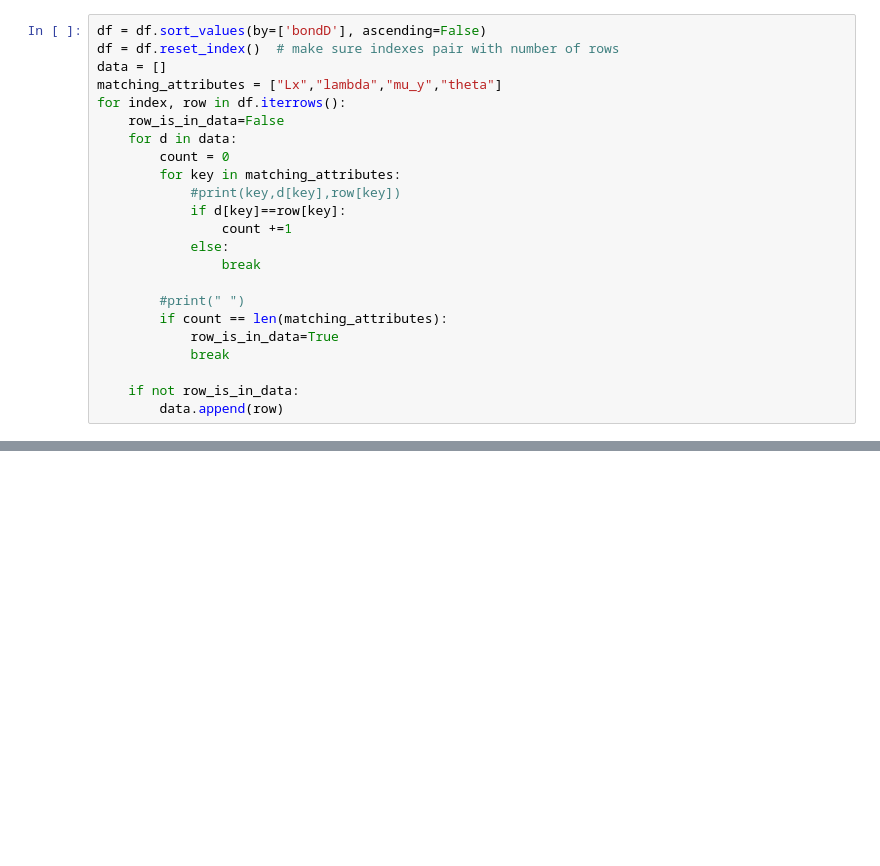
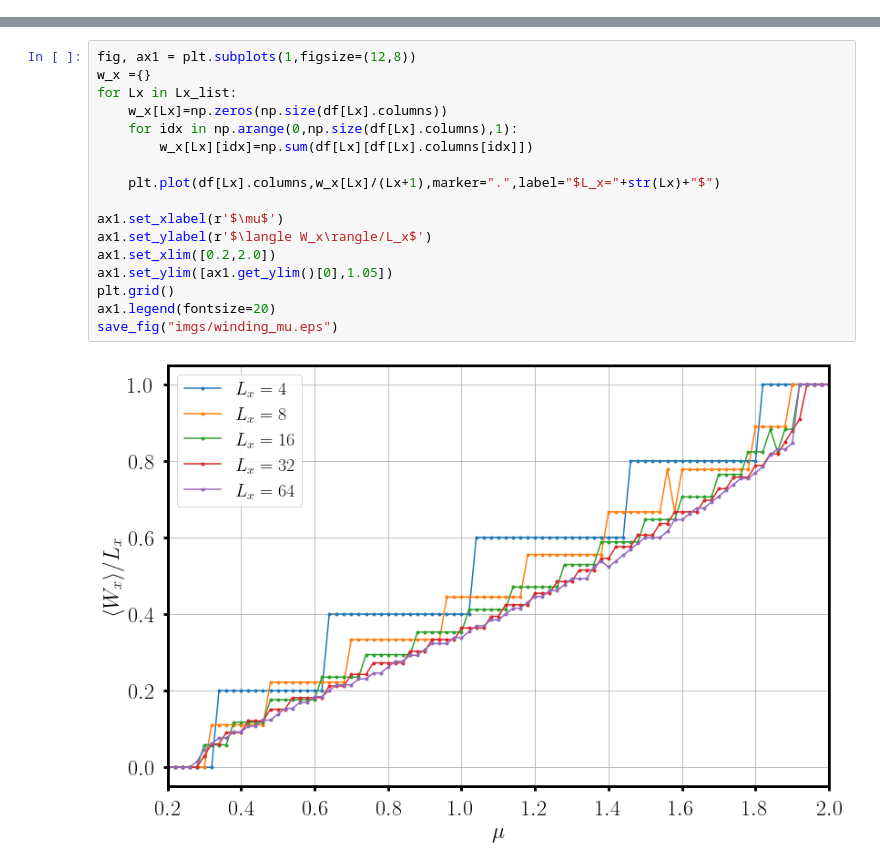
Before and after one commit to Philipp137/SquareIce, a Jupyter notebook: 06_data/paper_plots.ipynb, the cells around one changed output, grey strips where cells are left out. Saved outputs shown, nothing was run; the diff lists cells and outputs as text; blank space fills up the shorter version.

Commit message:
paper plots

```diff
--- a/06_data/paper_plots.ipynb
+++ b/06_data/paper_plots.ipynb
@@ -31,23 +41,0 @@ df64.drop([0], inplace = True)
-# %%
-df = df.sort_values(by=['bondD'], ascending=False)
-df = df.reset_index()  # make sure indexes pair with number of rows
-data = []
-matching_attributes = ["Lx","lambda","mu_y","theta"]
-for index, row in df.iterrows():
-    row_is_in_data=False
-    for d in data:
-        count = 0
-        for key in matching_attributes:
-            #print(key,d[key],row[key])
-            if d[key]==row[key]:
-                count +=1
-            else:
-                break
-
-        #print(" ")
-        if count == len(matching_attributes):
-            row_is_in_data=True
-            break
-
-    if not row_is_in_data:
-        data.append(row)
@@ -290,0 +42,19 @@ save_fig("imgs/electric_fields.eps",strict=True)
+# %%
+fig, ax1 = plt.subplots(1,figsize=(12,8))
+w_x ={}
+for Lx in Lx_list:
+    w_x[Lx]=np.zeros(np.size(df[Lx].columns))
+    for idx in np.arange(0,np.size(df[Lx].columns),1):
+        w_x[Lx][idx]=np.sum(df[Lx][df[Lx].columns[idx]])
+
+    plt.plot(df[Lx].columns,w_x[Lx]/(Lx+1),marker=".",label="$L_x="+str(Lx)+"$")
+
+ax1.set_xlabel(r'$\mu$')
+ax1.set_ylabel(r'$\langle W_x\rangle/L_x$')
+ax1.set_xlim([0.2,2.0])
+ax1.set_ylim([ax1.get_ylim()[0],1.05])
+plt.grid()
+ax1.legend(fontsize=20)
+save_fig("imgs/winding_mu.eps")
+# %% [output]
+[figure, added]
```
Also changed, not shown: parts of 23 cells of this notebook, 9 other files.
